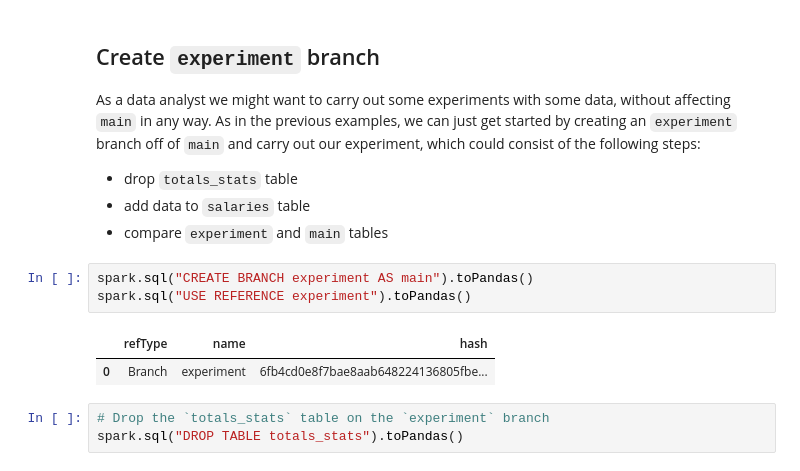
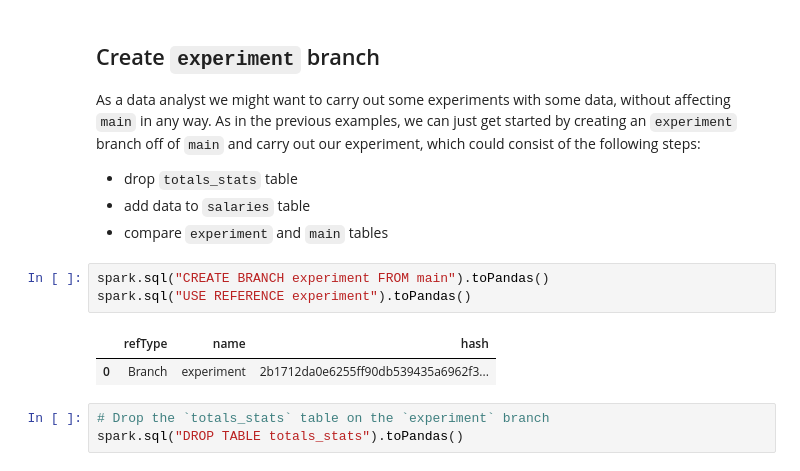
Before and after one commit to projectnessie/nessie-demos, a Jupyter notebook: notebooks/nessie-delta-demo-nba.ipynb, the cells around one changed output. Cells and saved outputs as stored; diff of their text form.

```diff
--- a/notebooks/nessie-delta-demo-nba.ipynb
+++ b/notebooks/nessie-delta-demo-nba.ipynb
@@ -359,11 +361,11 @@ and carry out our experiment, which could consist of the following steps:
 - add data to `salaries` table
 - compare `experiment` and `main` tables
 # %%
-spark.sql("CREATE BRANCH experiment AS main").toPandas()
+spark.sql("CREATE BRANCH experiment FROM main").toPandas()
 spark.sql("USE REFERENCE experiment").toPandas()
 # %% [output]
 |  | refType | name | hash |
-| 0 | Branch | experiment | 6fb4cd0e8f7bae8aab648224136805fbe... |
+| 0 | Branch | experiment | 2b1712da0e6255ff90db539435a6962f3... |
 # %%
 # Drop the `totals_stats` table on the `experiment` branch
 spark.sql("DROP TABLE totals_stats").toPandas()
```
Also changed, not shown: parts of 20 cells of this notebook, 11 other files.
